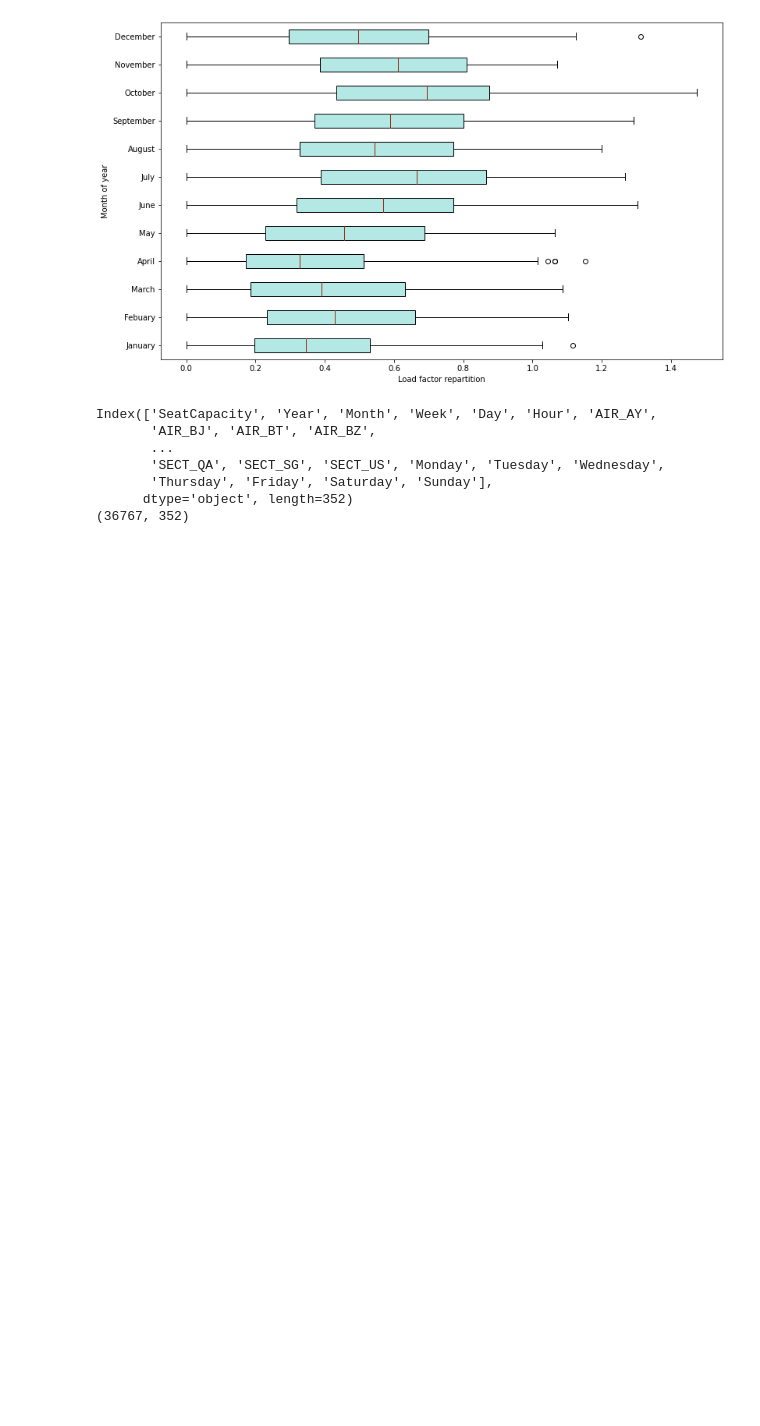
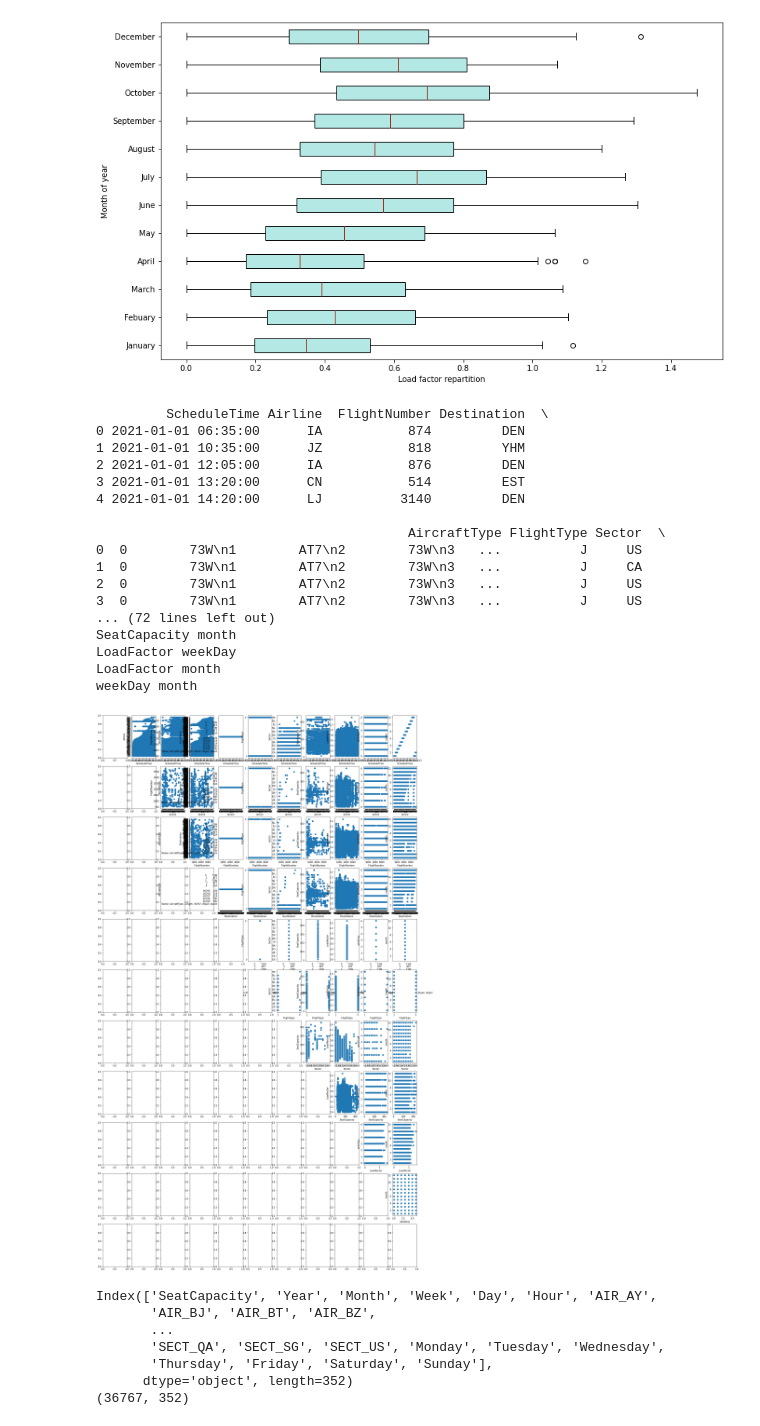
Before and after one commit to gsp1405/CDA-Assignment1, a Jupyter notebook: Grigor_notebook.ipynb, the cells around one changed output. Drawn from its saved outputs; the diff is of its cells as text; code cells hidden in the pictures; blank space fills up the shorter version.

Commit message:
Add further visualisations

```diff
--- a/Grigor_notebook.ipynb
+++ b/Grigor_notebook.ipynb
@@ -216,6 +214,51 @@ plt.yticks([k for k in range(1, 13)], ["January", "Febuary", "March", "April", "
 plt.show()
 # %% [output]
 [figure]
+# %%
+df.AircraftType = str(df.AircraftType)
+
+print(df.head())
+
+cols = list(df.columns)
+num_att = len(cols)
+
+print(aircraft)
+print(df[df.AircraftType == 339])
+
+print(cols)
+
+print(type(df.loc[0, 'Airline']))
+print(type(df.loc[0, 'FlightNumber']))
+print(type(df.loc[0, 'Destination']))
+print(type(df.loc[0, 'AircraftType']))
+
+fig, axs = plt.subplots(num_att,num_att,figsize=(25, 45))
+
+for i in range(num_att):
+    for j in range(i+1, num_att):
+        print(cols[i], cols[j])
+        axs[i,j].scatter(df[cols[i]], df[cols[j]])
+        axs[i,j].set_xlabel(cols[i])
+        axs[i,j].set_ylabel(cols[j])
+# %% [output]
+         ScheduleTime Airline  FlightNumber Destination  \
+0 2021-01-01 06:35:00      IA           874         DEN
+1 2021-01-01 10:35:00      JZ           818         YHM
+2 2021-01-01 12:05:00      IA           876         DEN
+3 2021-01-01 13:20:00      CN           514         EST
+4 2021-01-01 14:20:00      LJ          3140         DEN
+
+                                        AircraftType FlightType Sector  \
+0  0        73W\n1        AT7\n2        73W\n3   ...          J     US
+1  0        73W\n1        AT7\n2        73W\n3   ...          J     CA
+2  0        73W\n1        AT7\n2        73W\n3   ...          J     US
+3  0        73W\n1        AT7\n2        73W\n3   ...          J     US
+... (72 lines left out)
+SeatCapacity month
+LoadFactor weekDay
+LoadFactor month
+weekDay month
+[figure, added]
 # %%
 # Exclude the flight with a wrong flight type
 df = df[df.FlightType != 'G']
```
Also changed, not shown: parts of 3 cells of this notebook.
